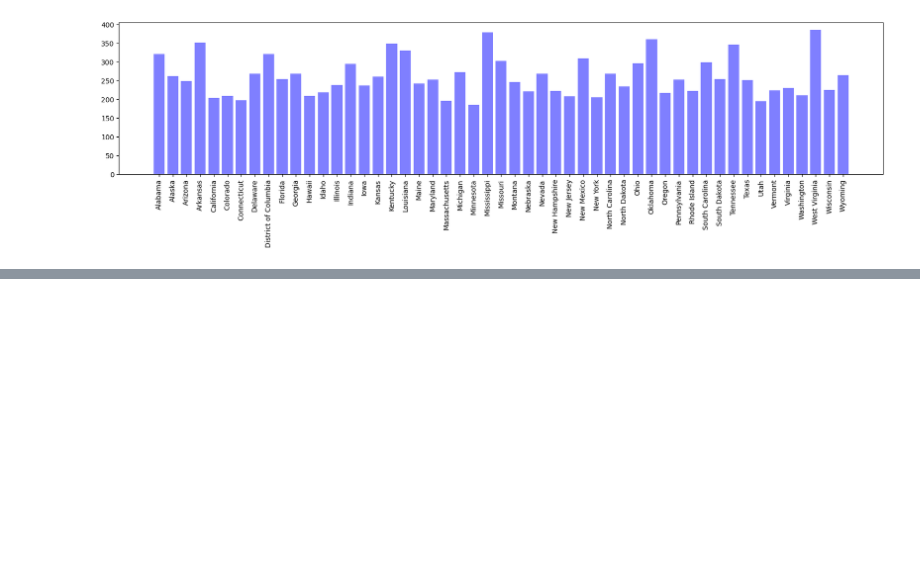
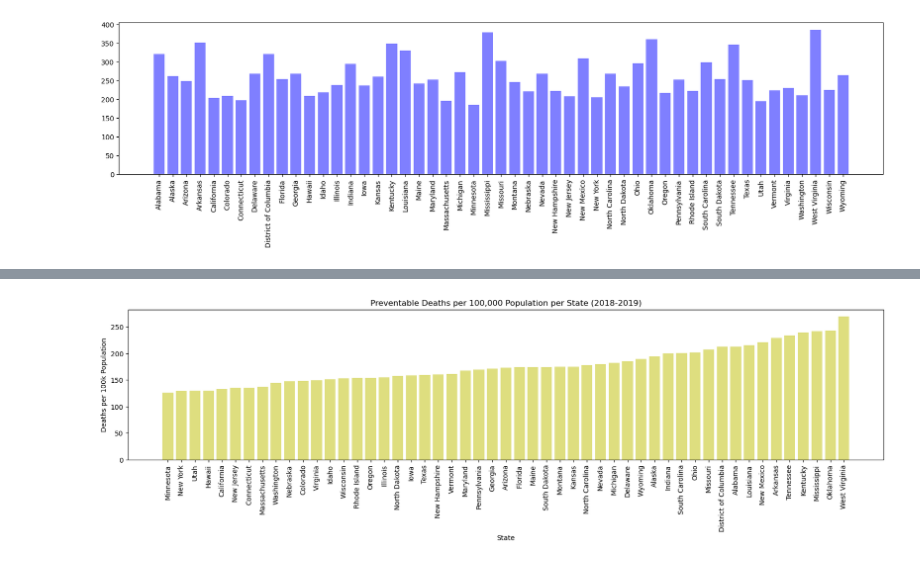
Before and after one commit to redpandata19/Project_1_Team_5, a Jupyter notebook: Data_Analysis.ipynb, the cells around one changed output, grey strips where cells are left out. Saved outputs shown, nothing was run; the diff lists cells and outputs as text; code cells hidden in the pictures; blank space fills up the shorter version.

```diff
--- a/Data_Analysis.ipynb
+++ b/Data_Analysis.ipynb
@@ -204,11 +237,13 @@ plt.show()
 # %%
-# COPY
-x_axis = np.arange(len(unis_clean_1819_sorted))
+# Bar chart Preventable deaths per state
+x_axis = np.arange(len(prev_sorted))
 tick_locations = [State for State in x_axis]
 plt.figure(figsize=(20,4))
-plt.bar(x_axis, unis_clean_1819_sorted["Percentage of Uninsured Adults"], color='b', alpha=0.5, align="center")
-plt.xticks(tick_locations, unis_clean_1819_sorted["State"], rotation="vertical")
-plt.title('Average Percentage of Uninsured Individuals per State (2018-2019)')
+plt.bar(x_axis, prev_sorted["Preventable Deaths per 100k Population"], color='y', alpha=0.5, align="center")
+plt.xticks(tick_locations, prev_sorted["State"], rotation="vertical")
+plt.title('Preventable Deaths per 100,000 Population per State (2018-2019)')
 plt.xlabel('State')
-plt.ylabel('Percentage of Uninsured Individuals')
+plt.ylabel('Deaths per 100k Population')
 plt.show()
+# %% [output]
+[figure, added]
```
Also changed, not shown: parts of 26 cells of this notebook.
